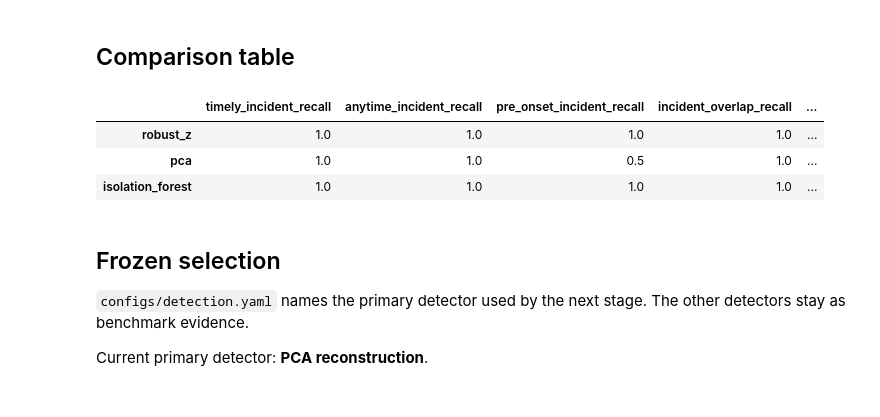
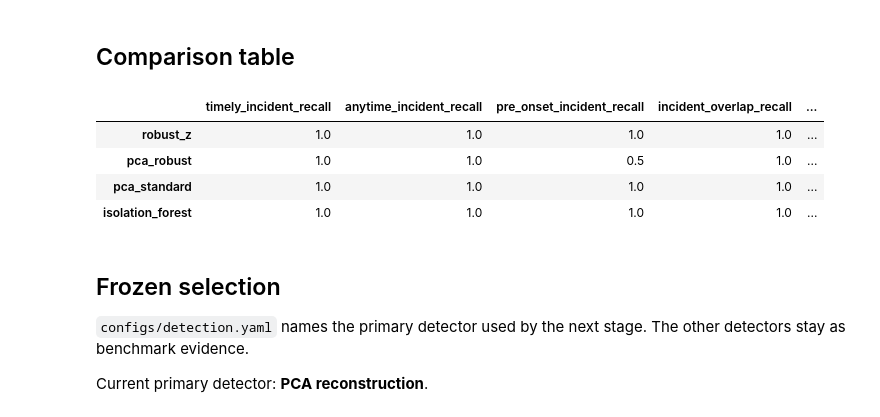
Before and after one commit to AIVIETNAM-AIO-LQThai/xAI-Compressor, a Jupyter notebook: notebooks/03_detector_benchmark.ipynb, the cells around one changed output. Cells and saved outputs as stored; diff of their text form; code cells hidden in the pictures.

```diff
--- a/notebooks/03_detector_benchmark.ipynb
+++ b/notebooks/03_detector_benchmark.ipynb
@@ -370,40 +444,39 @@ if_metrics["model"] = {
 # %%
 def compact_summary(
     metrics: dict[str, Any],
 ) -> dict[str, Any]:
     keys = [
         "timely_incident_recall",
         "anytime_incident_recall",
         "pre_onset_incident_recall",
         "incident_overlap_recall",
         "false_alerts_per_24h",
         "time_in_alert_fraction",
         "relevant_episode_precision",
         "pr_auc",
         "episodes_total",
         "false_episodes",
     ]
 
     return {
         key: metrics[key]
         for key in keys
     }
 
 summary = {
-    "robust_z":
-        compact_summary(robust_metrics),
-    "pca":
-        compact_summary(pca_metrics),
-    "isolation_forest":
-        compact_summary(if_metrics),
+    "robust_z": compact_summary(robust_metrics),
+    "pca_robust": compact_summary(pca_robust_metrics),
+    "pca_standard": compact_summary(pca_standard_metrics),
+    "isolation_forest": compact_summary(if_metrics),
 }
 
 summary_frame = pd.DataFrame(summary).T
 summary_frame
 # %% [output]
 |  | timely_incident_recall | anytime_incident_recall | pre_onset_incident_recall | incident_overlap_recall | ... |
 | robust_z | 1.0 | 1.0 | 1.0 | 1.0 | ... |
-| pca | 1.0 | 1.0 | 0.5 | 1.0 | ... |
+| pca_robust | 1.0 | 1.0 | 0.5 | 1.0 | ... |
+| pca_standard | 1.0 | 1.0 | 1.0 | 1.0 | ... |
 | isolation_forest | 1.0 | 1.0 | 1.0 | 1.0 | ... |
 # %% [markdown]
 ## Frozen selection
```
Also changed, not shown: parts of 6 cells of this notebook, 11 other files.
